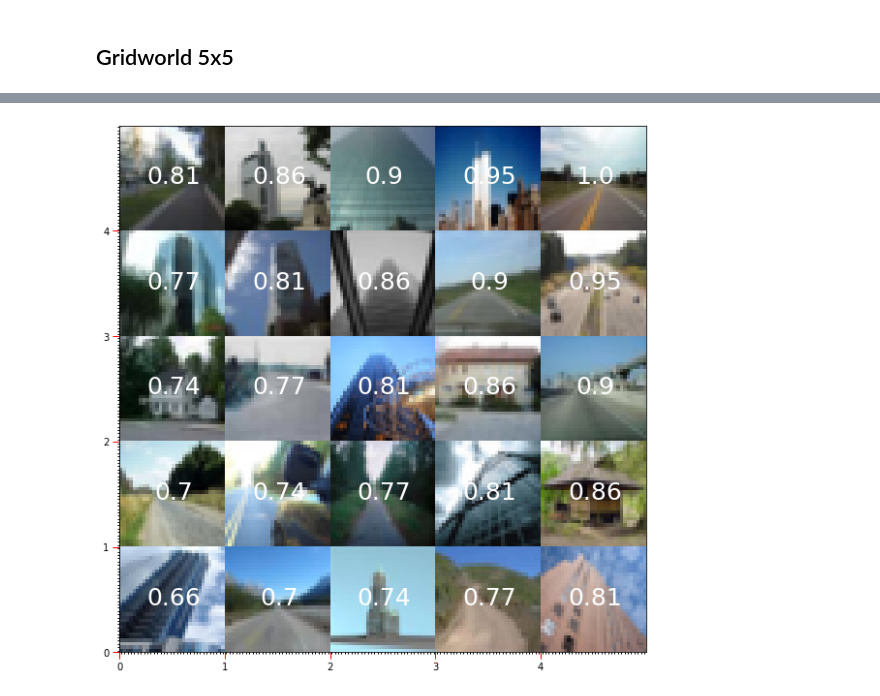
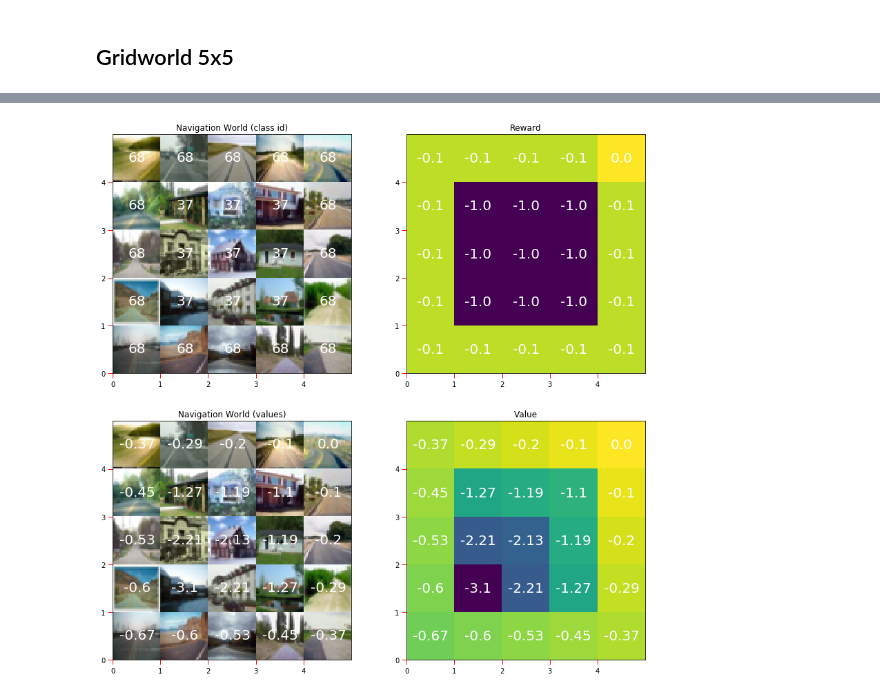
Before and after one commit to yrevar/InverseRL, a Jupyter notebook: gridworld_5x5.ipynb, the cells around one changed output, grey strips where cells are left out. Drawn from its saved outputs; the diff is of its cells as text; code cells hidden in the pictures.

Commit message:
added custom XY class distribution class

```diff
--- a/gridworld_5x5.ipynb
+++ b/gridworld_5x5.ipynb
@@ -72 +86,17 @@ vi = Plan.ValueIteration(S, R, T, verbose=True)
+# %%
+class_ids = XYClassDistribution({"r": 68, "h": 37, "s": 76},
+                                    ["rrrrr",
+                                     "rhhhr",
+                                     "rhhhr",
+                                     "rhhhr",
+                                     "rrrrr"])().flatten()
+S.attach_classes(class_ids)
+S.override_classes_by_loc([goal], [68])
+S.attach_features(FeatureClassImageSampler(S, lambda x: sample_image(X, y, x)))
+PHI_gridded = S.features(gridded=True)
+PHI_gridded_vis = np.flip(PHI_gridded, 2)
+# %%
+S.attach_rewards(RewardStateScalar(S, loc_to_reward_dict={goal: 0},
+                                   class_id_to_reward_dict={37: -1., 76: -1., 68: -0.1}, default=0))
+R = S.rewards()
 # %%
@@ -76,6 +107,27 @@ Running VI [  ] VI converged @ 7.
-# %%
-fig = plt.figure(figsize=(10,10))
-p = NavGridView(PHI_gridded_inverted, ax=plt.gca()).render().ticks().show_cell_text(V.numpy().round(2), fontsize=25)
-p.ax.invert_yaxis()
-# %% [output]
-[figure, removed]
+# %%
+fig = plt.figure(figsize=(14,14))
+fnt_sz = 20
+plt.subplot(2,2,1)
+p = NavGridView(PHI_gridded_vis, ax=plt.gca()).render().ticks(minor=False).show_cell_text(
+    S.class_ids, fontsize=fnt_sz).title("Navigation World (class id)")
+# plt.colorbar(p.im)
+p.ax.invert_yaxis()
+
+plt.subplot(2,2,2)
+p = NavGridView(R[..., np.newaxis, np.newaxis, np.newaxis], ax=plt.gca()).render().ticks(minor=False).show_cell_text(
+    R, fontsize=fnt_sz).title("Reward")
+# plt.colorbar(p.im)
+p.ax.invert_yaxis()
+
+plt.subplot(2,2,3)
+p = NavGridView(PHI_gridded_vis, ax=plt.gca()).render().ticks(minor=False).show_cell_text(
+    V.numpy().round(2), fontsize=fnt_sz).title("Navigation World (values)")
+p.ax.invert_yaxis()
+
+plt.subplot(2,2,4)
+p = NavGridView(S._organize_to_grid(V)[..., np.newaxis, np.newaxis, np.newaxis],
+                ax=plt.gca()).render().ticks(minor=False).show_cell_text(
+    V.numpy().round(2), fontsize=fnt_sz).title("Value")
+p.ax.invert_yaxis()
+# %% [output]
+[figure, added]
```
Also changed, not shown: parts of 8 cells of this notebook, 4 other files.
